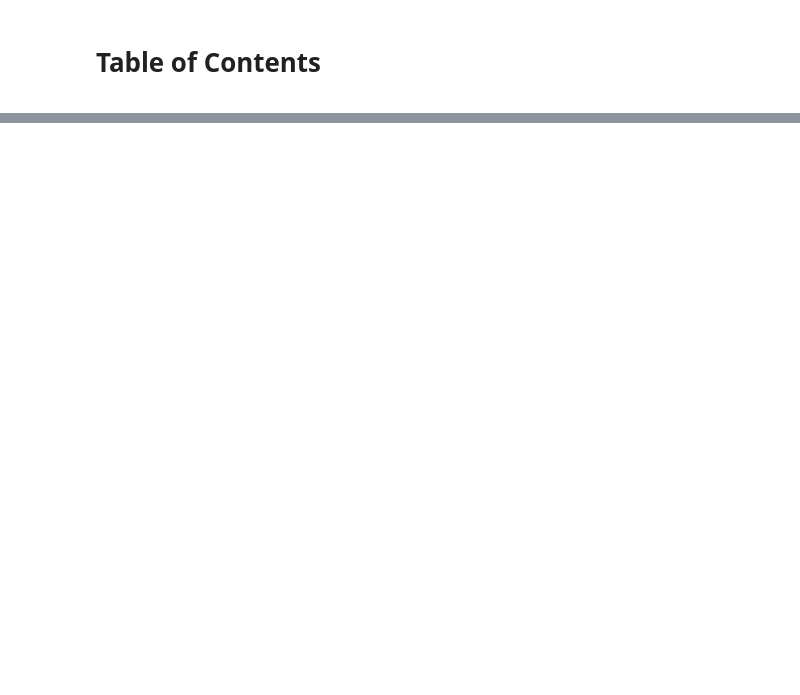
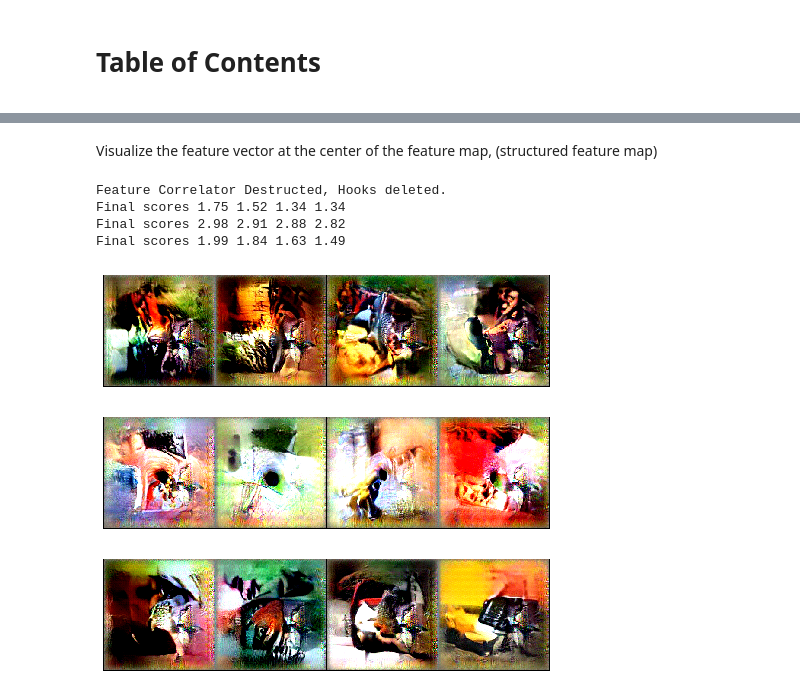
Before and after one commit to Animadversio/Visual_Neuron_Modelling, a Jupyter notebook: CorrFeatTsr_factor_analysis.ipynb, the cells around one changed output, grey strips where cells are left out. Cells and saved outputs as stored; diff of their text form; code cells hidden in the pictures; blank space fills up the shorter version.

```diff
--- a/CorrFeatTsr_factor_analysis.ipynb
+++ b/CorrFeatTsr_factor_analysis.ipynb
@@ -110,0 +165,8 @@ NMF explained variance 0.429
+# %%
+scorer = CorrFeatScore()
+scorer.register_hooks(VGG, layer, netname="vgg16")
+for ci in range(ccfactor.shape[1]):
+    fact_W = torch.from_numpy(ccfactor[:, ci]).reshape([-1,1,1])
+    scorer.register_weights({layer: fact_W.unsqueeze(0)})
+    finimgs, mtg, score_traj = corr_GAN_visualize(G, scorer, VGG.features, preprocess, layername=layer, lr=0.025, MAXSTEP=100, imshow=True, verbose=False, adam=True)
+scorer.clear_hook()
@@ -110,0 +190,10 @@ NMF explained variance 0.429
+# %%
+scorer = CorrFeatScore()
+scorer.register_hooks(VGG, layer, netname="vgg16")
+for ci in range(ccfactor.shape[1]):
+    padded_mask = np.pad(Hmaps[:,:,ci:ci+1], ((bdr,bdr),(bdr,bdr),(0,0)),mode="constant")
+    fact_Wtsr = torch.from_numpy(np.einsum("ij,klj->ikl", ccfactor[:, ci:ci+1], padded_mask))
+    show_img(padded_mask[:,:,0])
+    scorer.register_weights({layer: fact_Wtsr})
+    finimgs, mtg, score_traj = corr_GAN_visualize(G, scorer, VGG.features, preprocess, layername=layer, lr=0.1, MAXSTEP=100, imshow=True, verbose=False)
+scorer.clear_hook()
@@ -110,0 +216,22 @@ NMF explained variance 0.429
+# %% [markdown]
+Visualize the feature vector at the center of the feature map, (structured feature map)
+# %%
+scorer = CorrFeatScore()
+scorer.register_hooks(VGG, layer, netname="vgg16")
+for ci in range(ccfactor.shape[1]):
+    H,W,_ = Hmaps.shape
+    sp_mask = np.pad(np.ones([2,2,1]), ((H//2-1+bdr,H-H//2-1+bdr),(W//2-1+bdr, W-W//2-1+bdr),(0,0)),mode="constant",
+                     constant_values=-0.000)
+    # show_img(sp_mask[:,:,0])
+    fact_Chtsr = torch.from_numpy(np.einsum("ij,klj->ikl", ccfactor[:, ci:ci+1], sp_mask))
+    scorer.register_weights({layer: fact_Chtsr})
+    finimgs, mtg, score_traj = corr_GAN_visualize(G, scorer, VGG.features, preprocess, layername=layer, lr=0.05, MAXSTEP=100, imshow=True, verbose=False)
+scorer.clear_hook()
+# %% [output]
+Feature Correlator Destructed, Hooks deleted.
+Final scores 1.75 1.52 1.34 1.34
+Final scores 2.98 2.91 2.88 2.82
+Final scores 1.99 1.84 1.63 1.49
+[figure, added]
+[figure, added]
+[figure, added]
```
Also changed, not shown: parts of 54 cells of this notebook, 3 other files.
